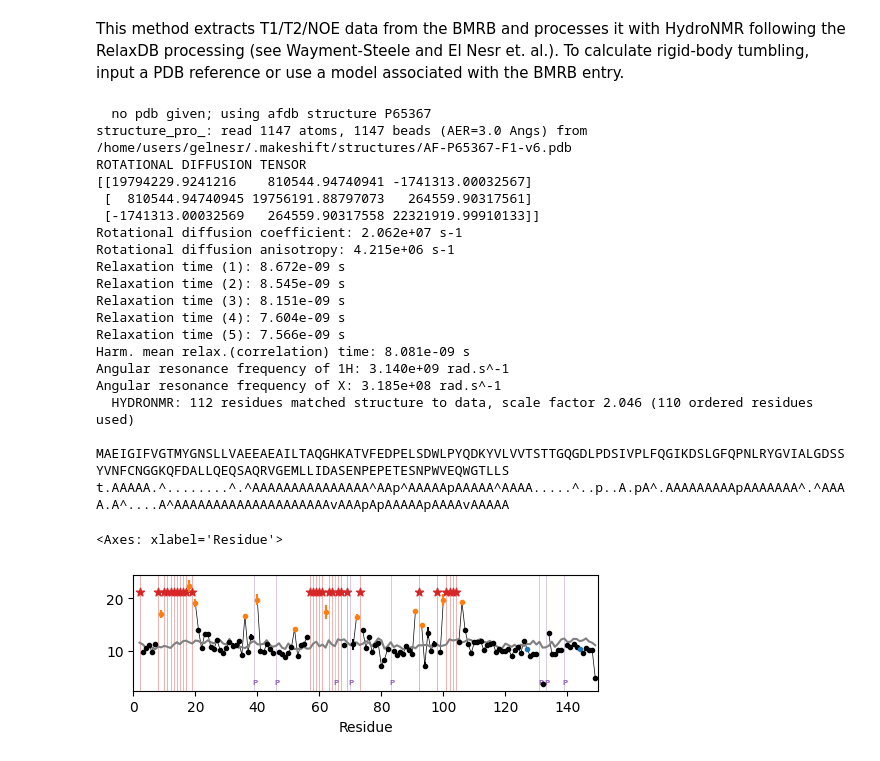
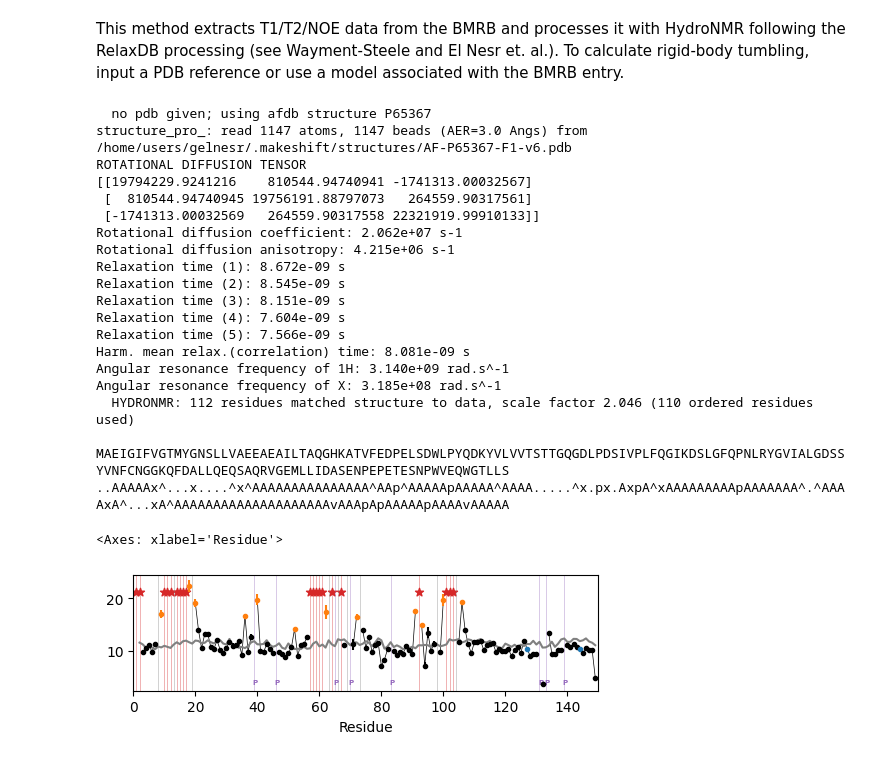
Before and after one commit to WaymentSteeleLab/makeshift, a Jupyter notebook: demos/bmrb_relaxation_demo.ipynb, the cells around one changed output. Drawn from its saved outputs; the diff is of its cells as text; code cells hidden in the pictures.

Commit message:
update peaklist to relax profile

```diff
--- a/demos/bmrb_relaxation_demo.ipynb
+++ b/demos/bmrb_relaxation_demo.ipynb
@@ -82,45 +82,50 @@ entry2.order_parameters()
 # %% [markdown]
 This method extracts T1/T2/NOE data from the BMRB and processes it with HydroNMR following the RelaxDB processing (see Wayment-Steele and El Nesr et. al.). To calculate rigid-body tumbling, input a PDB reference or use a model associated with the BMRB entry.
 # %%
-import makeshift as ms
+from makeshift import PeakList
 from makeshift.relaxation import RelaxationProfile
 
-# 1) Build T1/T2/NOE from BMRB.
-prof = RelaxationProfile.from_bmrb(25013)
+# 1) Identify peaklist
+pl = PeakList.from_bmrb(19151)
+#    prof = Peaklist.from_csv(my_csv.csv) # provide a dataframe from csv
 
-# 2) Add the rigid-body reference
+# 2) Build T1/T2/NOE from BMRB. Provide peaklist for residues assigned.
+prof = RelaxationProfile.from_bmrb(25013, peaklist=pl)
+#    prof =  RelaxationProfile.from_bmrb(25013, peaklist=[5,6,7]) # list assigned residues
+
+# 3) Add the rigid-body reference
 prof.add_rigid_prediction(source="afdb")
 #    or force the source:
 #    prof.add_rigid_prediction("1WRP")       # a specific deposited PDB
 #    prof.add_rigid_prediction("A1AJW2")     # the AlphaFold model (UniProt acc)
 #    prof.add_rigid_prediction("my_model.pdb")
 
-# 3. Label each residue and plot the R2/R1 profile.
+# 4) Label each residue and plot the R2/R1 profile.
 labels = prof.label(rex_n_std=1.0, noe_cut=0.65)
 
 print('\n' + prof.sequence)
 print(labels)               # e.g. AAAA^AA..vAb…p   (A ordered, ^ rex, v ps-ns, b both)
 prof.plot("R2_R1")          # or prof.plot("NOE")
 # %% [output]
   no pdb given; using afdb structure P65367
 structure_pro_: read 1147 atoms, 1147 beads (AER=3.0 Angs) from /home/users/gelnesr/.makeshift/structures/AF-P65367-F1-v6.pdb
 ROTATIONAL DIFFUSION TENSOR
 [[19794229.9241216    810544.94740941 -1741313.00032567]
  [  810544.94740945 19756191.88797073   264559.90317561]
  [-1741313.00032569   264559.90317558 22321919.99910133]]
 Rotational diffusion coefficient: 2.062e+07 s-1
 Rotational diffusion anisotropy: 4.215e+06 s-1
 Relaxation time (1): 8.672e-09 s
 Relaxation time (2): 8.545e-09 s
 Relaxation time (3): 8.151e-09 s
 Relaxation time (4): 7.604e-09 s
 Relaxation time (5): 7.566e-09 s
 Harm. mean relax.(correlation) time: 8.081e-09 s
 Angular resonance frequency of 1H: 3.140e+09 rad.s^-1
 Angular resonance frequency of X: 3.185e+08 rad.s^-1
   HYDRONMR: 112 residues matched structure to data, scale factor 2.046 (110 ordered residues used)
 
 MAEIGIFVGTMYGNSLLVAEEAEAILTAQGHKATVFEDPELSDWLPYQDKYVLVVTSTTGQGDLPDSIVPLFQGIKDSLGFQPNLRYGVIALGDSSYVNFCNGGKQFDALLQEQSAQRVGEMLLIDASENPEPETESNPWVEQWGTLLS
-t.AAAAA.^........^.^AAAAAAAAAAAAAAA^AAp^AAAAApAAAAA^AAAA.....^..p..A.pA^.AAAAAAAAApAAAAAAA^.^AAAA.A^....A^AAAAAAAAAAAAAAAAAAAAvAAApApAAAAApAAAAvAAAAA
+..AAAAAx^...x....^x^AAAAAAAAAAAAAAA^AAp^AAAAApAAAAA^AAAA.....^x.px.AxpA^xAAAAAAAAApAAAAAAA^.^AAAAxA^...xA^AAAAAAAAAAAAAAAAAAAAvAAApApAAAAApAAAAvAAAAA
 <Axes: xlabel='Residue'>
-[figure, old version]
+[figure, new version]
```
Also changed, not shown: 2 other files.
